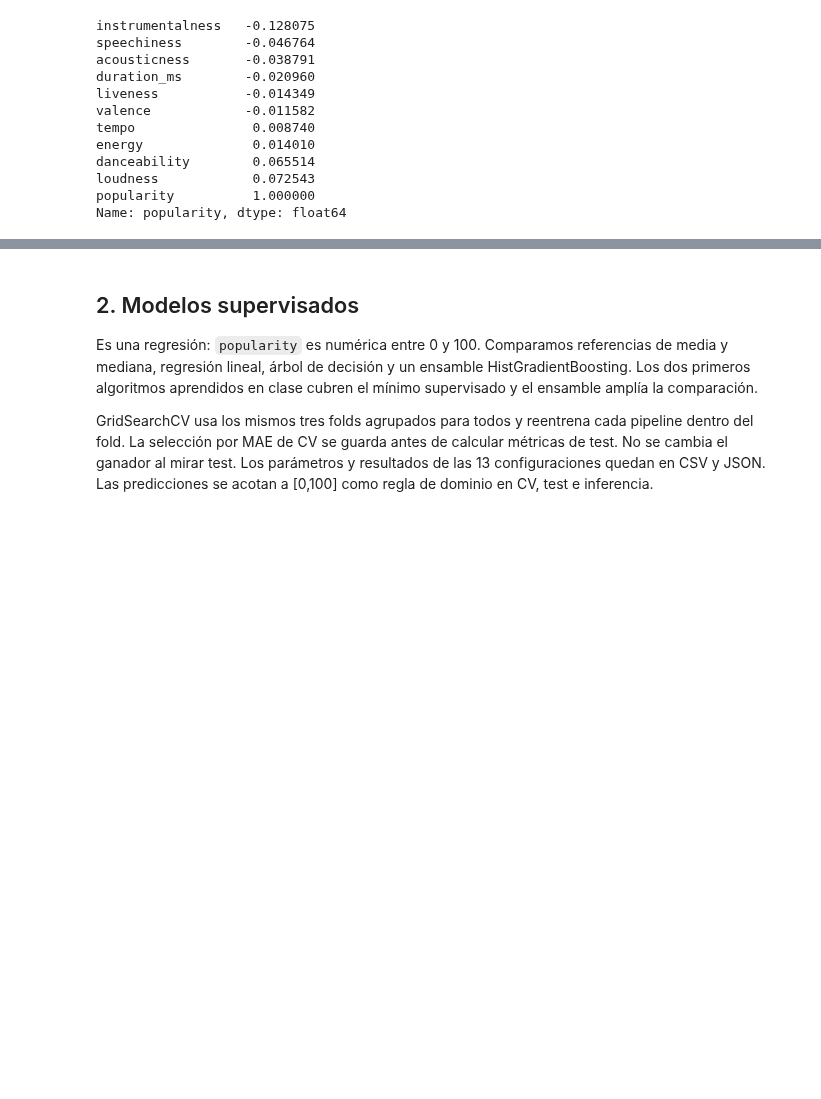
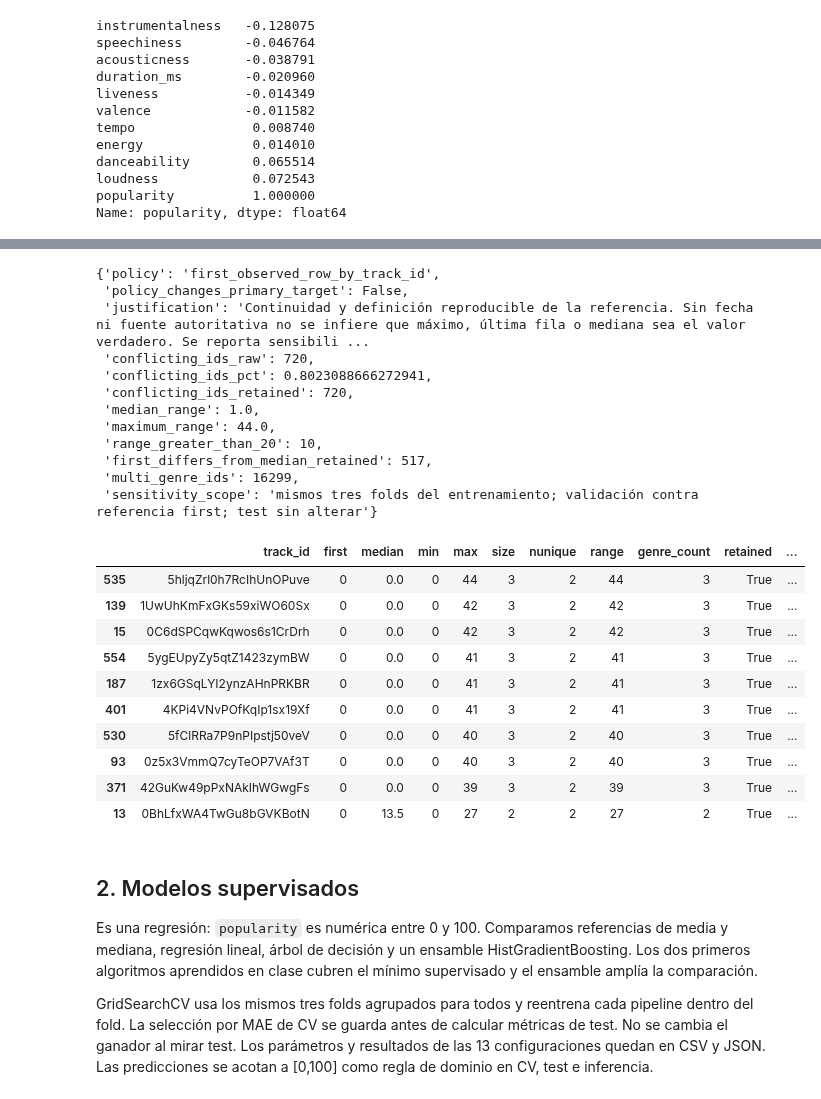
Before and after one commit to benjadiaz112/spotify-tracks-eda, a Jupyter notebook: notebooks/05_proyecto_completo_eva2.ipynb, the cells around one changed output, grey strips where cells are left out. Saved outputs shown, nothing was run; the diff lists cells and outputs as text; code cells hidden in the pictures; blank space fills up the shorter version.

```diff
--- a/notebooks/05_proyecto_completo_eva2.ipynb
+++ b/notebooks/05_proyecto_completo_eva2.ipynb
@@ -122,3 +126,31 @@ Name: popularity, dtype: float64
+# %%
+display(json.loads((ROOT / 'reports/eva2/target_audit.json').read_text(encoding='utf-8')))
+display(pd.read_csv(ROOT / 'reports/eva2/target_conflicts.csv')
+        .sort_values('range', ascending=False).head(10))
+# %% [output]
+{'policy': 'first_observed_row_by_track_id',
+ 'policy_changes_primary_target': False,
+ 'justification': 'Continuidad y definición reproducible de la referencia. Sin fecha ni fuente autoritativa no se infiere que máximo, última fila o mediana sea el valor verdadero. Se reporta sensibili ...
+ 'conflicting_ids_raw': 720,
+ 'conflicting_ids_pct': 0.8023088666272941,
+ 'conflicting_ids_retained': 720,
+ 'median_range': 1.0,
+ 'maximum_range': 44.0,
+ 'range_greater_than_20': 10,
+ 'first_differs_from_median_retained': 517,
+ 'multi_genre_ids': 16299,
+ 'sensitivity_scope': 'mismos tres folds del entrenamiento; validación contra referencia first; test sin alterar'}
+|  | track_id | first | median | min | max | size | nunique | range | genre_count | retained | ... |
+| 535 | 5hljqZrl0h7RcIhUnOPuve | 0 | 0.0 | 0 | 44 | 3 | 2 | 44 | 3 | True | ... |
+| 139 | 1UwUhKmFxGKs59xiWO60Sx | 0 | 0.0 | 0 | 42 | 3 | 2 | 42 | 3 | True | ... |
+| 15 | 0C6dSPCqwKqwos6s1CrDrh | 0 | 0.0 | 0 | 42 | 3 | 2 | 42 | 3 | True | ... |
+| 554 | 5ygEUpyZy5qtZ1423zymBW | 0 | 0.0 | 0 | 41 | 3 | 2 | 41 | 3 | True | ... |
+| 187 | 1zx6GSqLYI2ynzAHnPRKBR | 0 | 0.0 | 0 | 41 | 3 | 2 | 41 | 3 | True | ... |
+| 401 | 4KPi4VNvPOfKqIp1sx19Xf | 0 | 0.0 | 0 | 41 | 3 | 2 | 41 | 3 | True | ... |
+| 530 | 5fClRRa7P9nPIpstj50veV | 0 | 0.0 | 0 | 40 | 3 | 2 | 40 | 3 | True | ... |
+| 93 | 0z5x3VmmQ7cyTeOP7VAf3T | 0 | 0.0 | 0 | 40 | 3 | 2 | 40 | 3 | True | ... |
+| 371 | 42GuKw49pPxNAkIhWGwgFs | 0 | 0.0 | 0 | 39 | 3 | 2 | 39 | 3 | True | ... |
+| 13 | 0BhLfxWA4TwGu8bGVKBotN | 0 | 13.5 | 0 | 27 | 2 | 2 | 27 | 2 | True | ... |
 # %% [markdown]
 ## 2. Modelos supervisados
 
```
Also changed, not shown: parts of 8 cells of this notebook, 21 other files.
